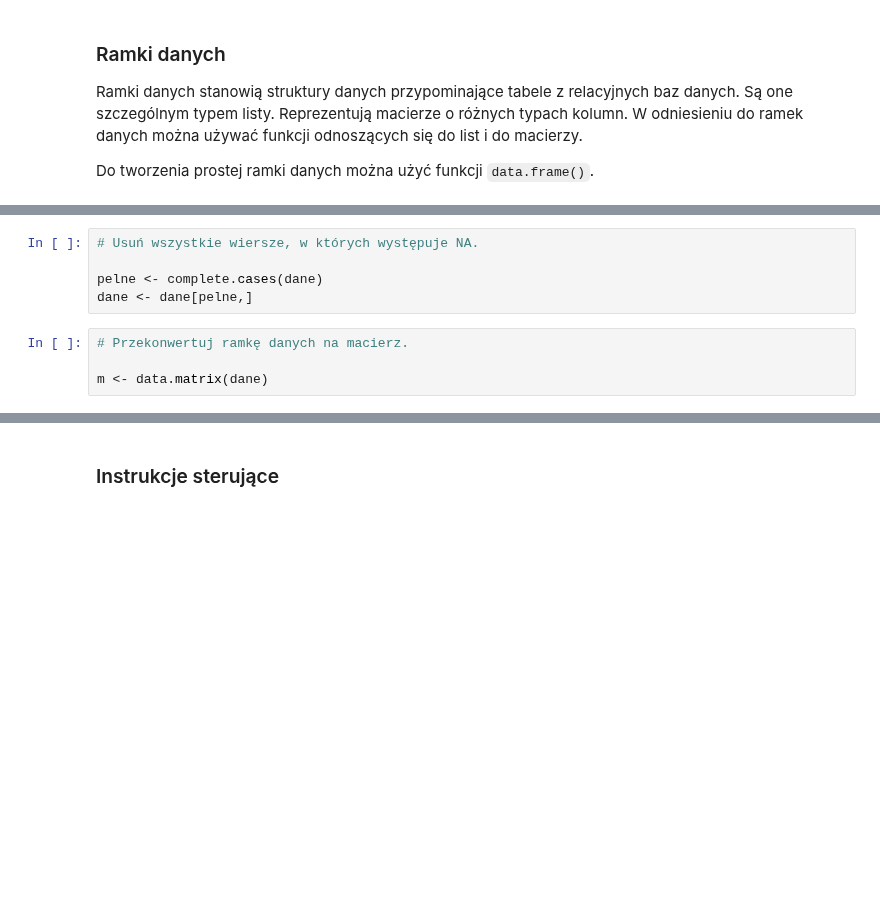
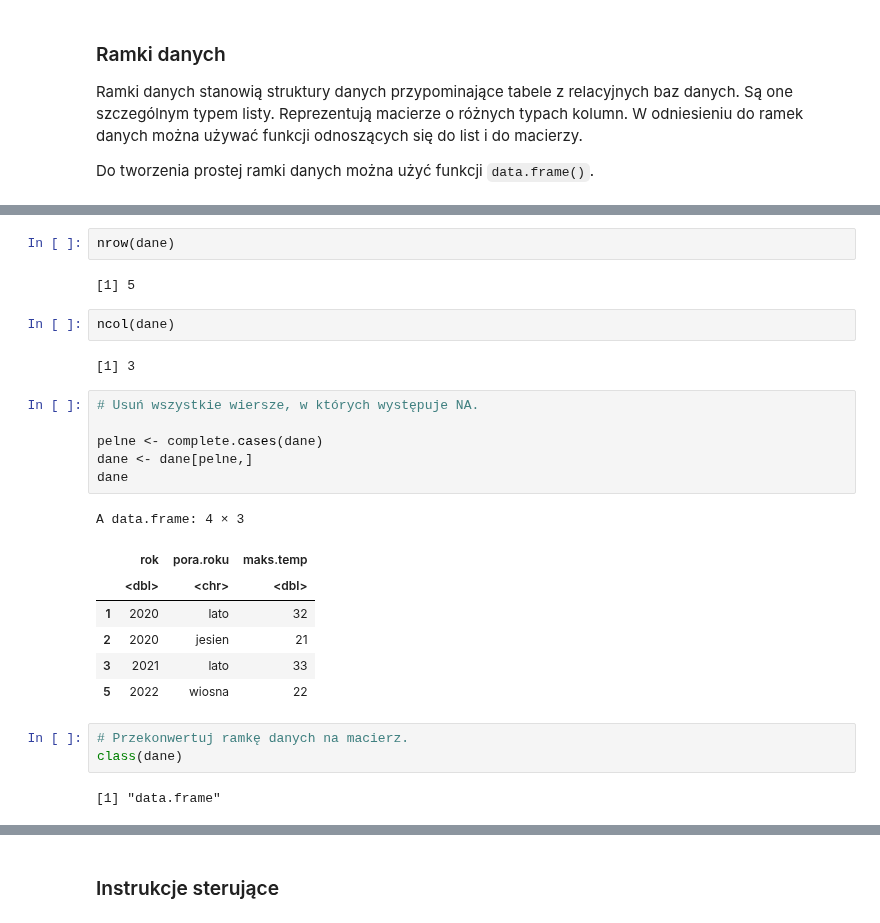
Before and after one commit to stawarzkrzysztof/uczenie_maszynowe_ifs2024, a Jupyter notebook: UM2024_wprowadzenie.ipynb, the cells around one changed output, grey strips where cells are left out. Saved outputs shown, nothing was run; the diff lists cells and outputs as text; blank space fills up the shorter version.

```diff
--- a/UM2024_wprowadzenie.ipynb
+++ b/UM2024_wprowadzenie.ipynb
@@ -321,9 +439,27 @@ $row.names
+# %%
+nrow(dane)
+# %% [output]
+[1] 5
+# %%
+ncol(dane)
+# %% [output]
+[1] 3
 # %%
 # Usuń wszystkie wiersze, w których występuje NA.
 
 pelne <- complete.cases(dane)
 dane <- dane[pelne,]
+dane
+# %% [output]
+A data.frame: 4 × 3
+|  | rok | pora.roku | maks.temp |
+|  | <dbl> | <chr> | <dbl> |
+| 1 | 2020 | lato | 32 |
+| 2 | 2020 | jesien | 21 |
+| 3 | 2021 | lato | 33 |
+| 5 | 2022 | wiosna | 22 |
 # %%
 # Przekonwertuj ramkę danych na macierz.
-
-m <- data.matrix(dane)
+class(dane)
+# %% [output]
+[1] "data.frame"
```
Also changed, not shown: parts of 89 cells of this notebook.
